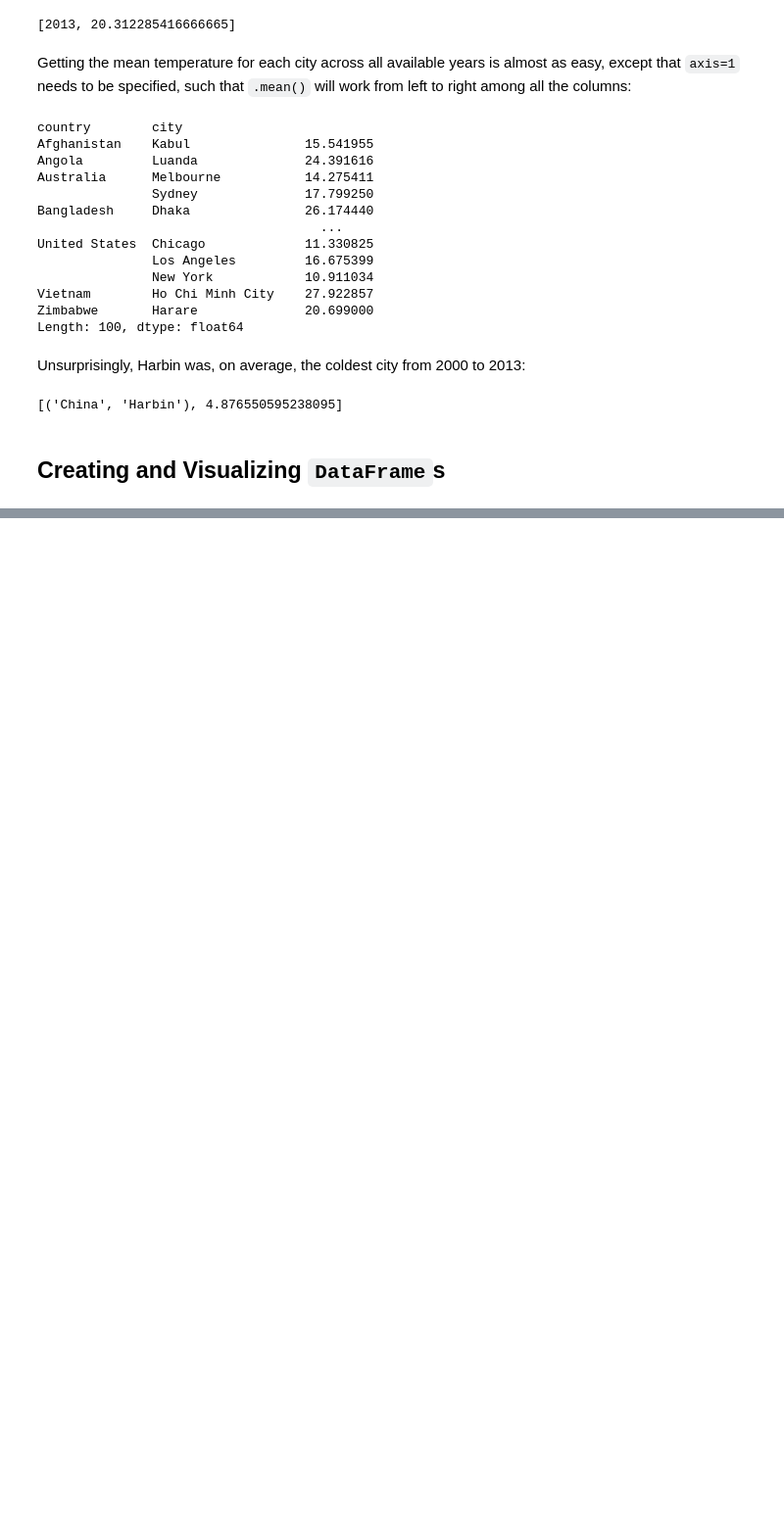
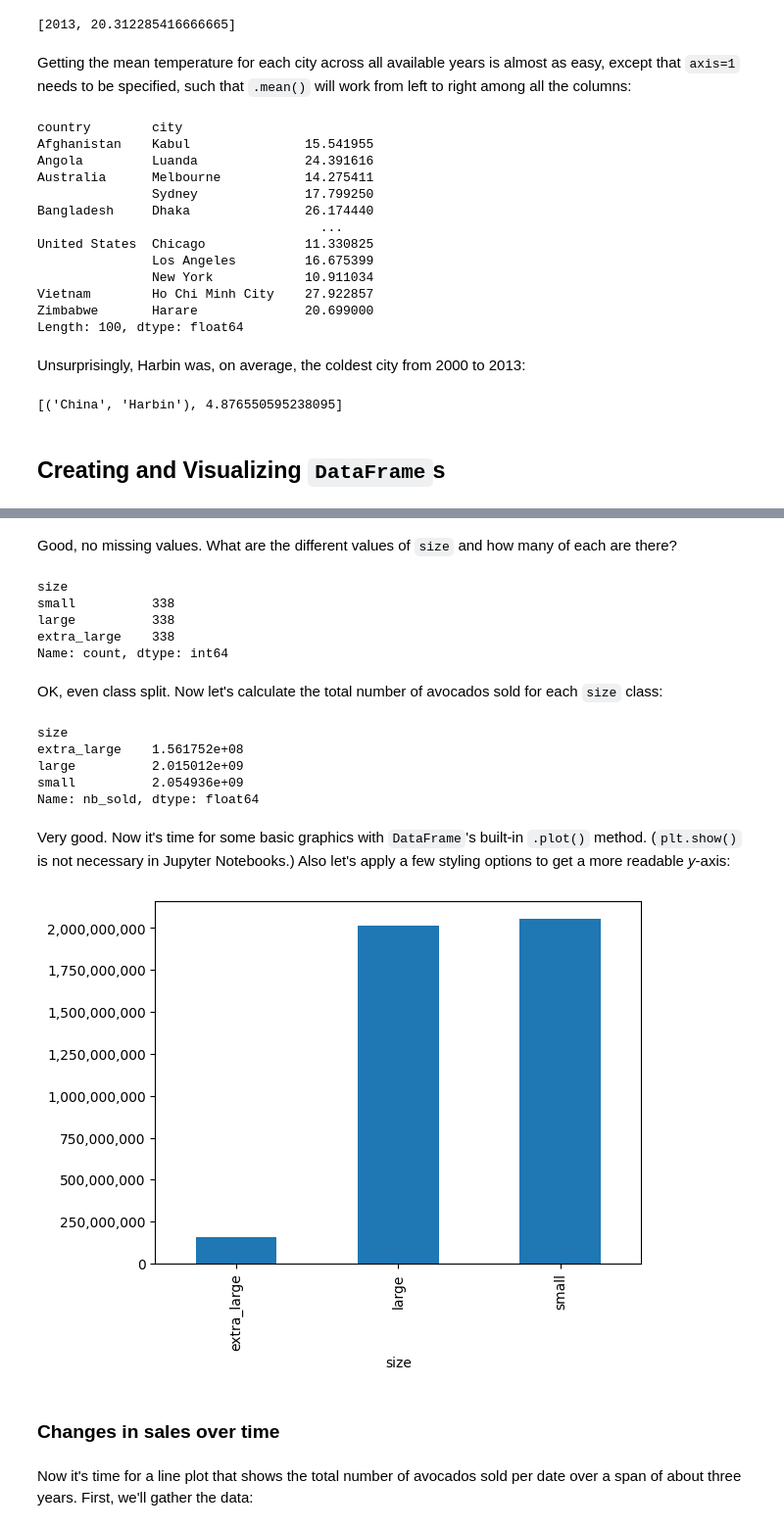
Before and after one commit to readyready15728/datacamp-python-notebooks, a Jupyter notebook: data-manipulation-with-pandas/data_manipulation_with_pandas.ipynb, the cells around one changed output, grey strips where cells are left out. Shown: that part at 98% size. Cells and saved outputs as stored; diff of their text form; code cells hidden in the pictures; blank space fills up the shorter version.

Commit message:
Doing as much as I can with part 4 of Data Manipulation with Pandas (so tired!)

```diff
--- a/data-manipulation-with-pandas/data_manipulation_with_pandas.ipynb
+++ b/data-manipulation-with-pandas/data_manipulation_with_pandas.ipynb
@@ -2,16 +2,25 @@
 # Data Manipulation with pandas
 # %%
 # Setup header
+import matplotlib.pyplot as plt
 import pandas as pd
+from datetime import datetime
+from matplotlib.ticker import StrMethodFormatter
 
 # pd.set_option('display.max_rows', None)
 
+avocados = pd.read_pickle('avoplotto.pkl')
 homelessness = pd.read_csv('homelessness.csv', index_col=0)
 sales = pd.read_csv('sales_subset.csv', index_col=0)
 temperatures = pd.read_csv('temperatures.csv', index_col=0)
 
 sales['date'] = pd.to_datetime(sales['date'])
 temperatures['date'] = pd.to_datetime(temperatures['date'])
+
+def unfuck_axis(axis):
+    plt.ticklabel_format(axis=axis, style='plain')
+    axis_object = getattr(plt.gca(), (f'{axis}axis'))
+    axis_object.set_major_formatter(plt.matplotlib.ticker.StrMethodFormatter('{x:,.0f}'))
 # %% [markdown]
 ## Transforming `DataFrame`s
 # %% [markdown]
@@ -1342,0 +1383,28 @@ Unsurprisingly, Harbin was, on average, the coldest city from 2000 to 2013:
+# %% [markdown]
+Good, no missing values. What are the different values of `size` and how many of each are there?
+# %%
+avocados['size'].value_counts()
+# %% [output]
+size
+small          338
+large          338
+extra_large    338
+Name: count, dtype: int64
+# %% [markdown]
+OK, even class split. Now let's calculate the total number of avocados sold for each `size` class:
+# %%
+nb_sold_by_size = avocados.groupby('size')['nb_sold'].sum()
+nb_sold_by_size
+# %% [output]
+size
+extra_large    1.561752e+08
+large          2.015012e+09
+small          2.054936e+09
+Name: nb_sold, dtype: float64
+# %% [markdown]
+Very good. Now it's time for some basic graphics with `DataFrame`'s built-in `.plot()` method. (`plt.show()` is not necessary in Jupyter Notebooks.) Also let's apply a few styling options to get a more readable *y*-axis:
+# %%
+nb_sold_by_size.plot(kind='bar')
+unfuck_axis('y')
+# %% [output]
+[figure, added]
@@ -1342,0 +1414,4 @@ Unsurprisingly, Harbin was, on average, the coldest city from 2000 to 2013:
+# %% [markdown]
+### Changes in sales over time
+# %% [markdown]
+Now it's time for a line plot that shows the total number of avocados sold per date over a span of about three years. First, we'll gather the data:
```
Also changed, not shown: parts of 12 cells of this notebook.
